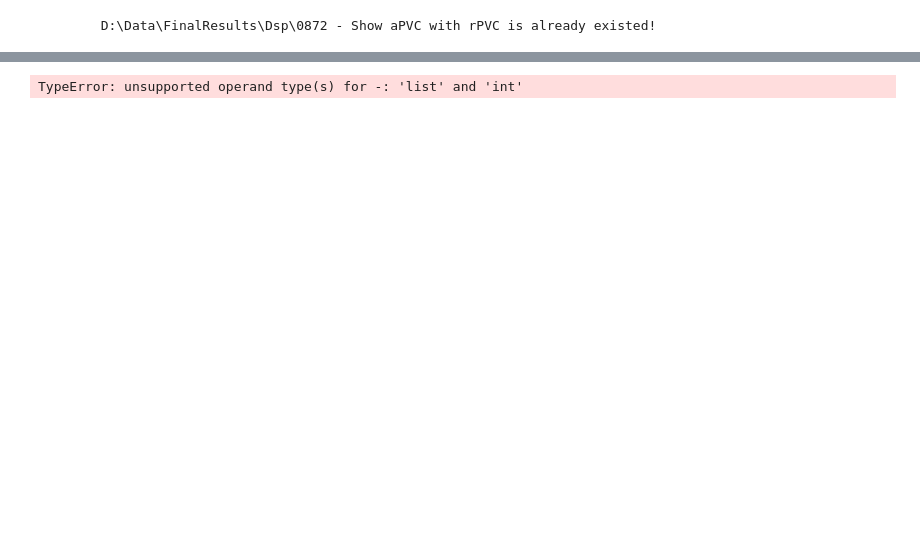
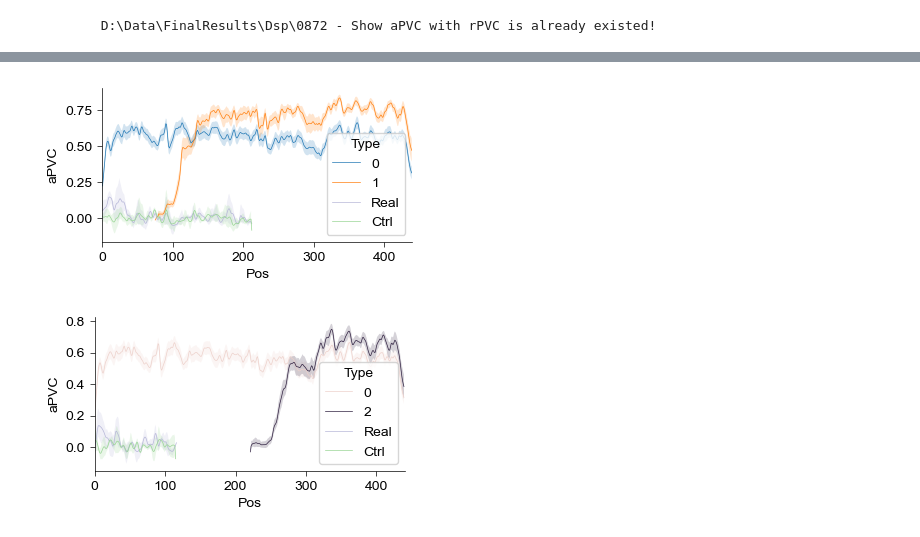
Before and after one commit to YAO-Shuyang/PlotFigures, a Jupyter notebook: NodeFigures/Fig0872 - Show aPVC with rPVC.ipynb, the cells around one changed output, grey strips where cells are left out. Cells and saved outputs as stored; diff of their text form; code cells hidden in the pictures; blank space fills up the shorter version.

```diff
--- a/NodeFigures/Fig0872 - Show aPVC with rPVC.ipynb
+++ b/NodeFigures/Fig0872 - Show aPVC with rPVC.ipynb
@@ -10,4 +62,42 @@ pass
 # %%
+def calc_apvc(trace):
+    trace = calc_rate_map_linear(trace)
+
+    apvc = np.zeros((8, 440))
+    nrange = [range(1, 5), range(6, 10)]
+    targ_nodes = [0, 5]
+    rrange = [[1, 2, 3, 0], [4, 5, 6, 0]]
+
+    idx = 0
+    for nr, j, rts in zip(nrange, targ_nodes, rrange):
+        for i, rt in zip(nr, rts):
+            for b in range(440):
+                apvc[idx, b] = np.corrcoef(
+                    trace[f'node {i}']['alinear_map_smooth'][:, b],
+                    trace[f'node {j}']['alinear_map_smooth'][:, b]
+                )[0, 1]
+            idx += 1
+    return apvc
+
+def calc_rpvc(trace):
+    trace = calc_rate_map_linear(trace)
+
+    rpvc = np.zeros((6, 440, 2))
+    nodes = [1, 2, 3, 6, 7, 8]
+    for i, rt in enumerate([1, 2, 3, 4, 5, 6]):
+        targ = 0 if rt in [1, 2, 3] else 5
+        for b in range(440):
+            rpvc[i-1, b, 0] = np.corrcoef(
+                trace[f'node {nodes[i]}']['rlinear_map_smooth'][:, b],
+                trace[f'node {targ}']['alinear_map_smooth'][:, b]
+            )[0, 1]
+            rpvc[i-1, b, 1] = np.corrcoef(
+                trace[f'node {nodes[i]}']['rlinear_map_smooth_r1'][:, b],
+                trace[f'node {targ}']['alinear_map_smooth'][:, b]
+            )[0, 1]
+    return rpvc
+
+
 if os.path.exists(os.path.join(figdata, f'{code_id} [aPVC].pkl')) == False:
     aPVC = {
         "Pos": [],
@@ -22,12 +112,14 @@ if os.path.exists(os.path.join(figdata, f'{code_id} [aPVC].pkl')) == False:
             with open(f2['Trace File'][file_idx[s]], 'rb') as handle:
                 trace = pickle.load(handle)
 
-            pos, apvc, rts = SegmentedCorrelationAcrossRoutes_DSP_Interface(trace, ['Position', 'aPVC', 'Routes'])
-            aPVC['Pos'].append(pos)
-            aPVC['aPVC'].append(apvc)
-            aPVC['Route'].append(rts)
-            aPVC['MiceID'].append(np.repeat(mouse, pos.shape[0]))
-            aPVC['Session'].append(np.repeat(s, pos.shape[0]))
+            apvc = calc_apvc(trace)
+            pos = np.tile(np.arange(440), (8, 1))
+            rts = np.tile(np.array([1, 2, 3, 0, 4, 5, 6, 0]), (440, 1)).T
+            aPVC['Pos'].append(pos.flatten())
+            aPVC['aPVC'].append(apvc.flatten())
+            aPVC['Route'].append(rts.flatten())
+            aPVC['MiceID'].append(np.repeat(mouse, pos.shape[0]*pos.shape[1]))
+            aPVC['Session'].append(np.repeat(s, pos.shape[0]*pos.shape[1]))
 
     for key in aPVC.keys():
         aPVC[key] = np.concatenate(aPVC[key])
@@ -42,7 +134,7 @@ else:
     with open(os.path.join(figdata, f'{code_id} [aPVC].pkl'), 'rb') as handle:
         aPVC = pickle.load(handle)
 
-if os.path.exists(os.path.join(figdata, f'{code_id}  [rPVC].pkl')) == False:
+if os.path.exists(os.path.join(figdata, f' {code_id} [rPVC].pkl')) == False:
     rPVC = {
         "Pos": [],
         "rPVC": [],
@@ -57,13 +149,17 @@ if os.path.exists(os.path.join(figdata, f'{code_id}  [rPVC].pkl')) == False:
             with open(f2['Trace File'][file_idx[s]], 'rb') as handle:
                 trace = pickle.load(handle)
 
-            pos, rpvc, rts, isctrl = SegmentedCorrelationAcrossRoutes_Egocentric_DSP_Interface(trace, ['Position', 'rPVC', 'Routes', 'Type'])
-            rPVC['Pos'].append(pos)
-            rPVC['rPVC'].append(rpvc)
-            rPVC['Route'].append(rts)
-            rPVC['MiceID'].append(np.repeat(mouse, pos.shape[0]))
-            rPVC['Type'].append(isctrl)
-            rPVC['Session'].append(np.repeat(s, pos.shape[0]))
+            rpvc = calc_rpvc(trace)
+            for dtype in range(2):
+                isctrl = 'Ctrl' if dtype == 1 else 'Real'
+                rts = np.tile(np.array([1, 2, 3, 4, 5, 6]), (440, 1)).T
+                pos = np.tile(np.arange(440), (6, 1))
+                rPVC['Pos'].append(pos.flatten())
+                rPVC['rPVC'].append(rpvc[:, :, dtype].flatten())
+                rPVC['Route'].append(rts.flatten())
+                rPVC['MiceID'].append(np.repeat(mouse, pos.shape[0]*pos.shape[1]))
+                rPVC['Type'].append(np.repeat(isctrl, pos.shape[0]*pos.shape[1]))
+                rPVC['Session'].append(np.repeat(s, pos.shape[0]*pos.shape[1]))
 
     for key in rPVC.keys():
         rPVC[key] = np.concatenate(rPVC[key])
@@ -89,10 +185,9 @@ real = sns.color_palette("Purples", 4)
 for rt in range(1, 7):
     pos_offset = set_pos_offset(rt)
     apvc_sub = SubDict(aPVC, aPVC.keys(), np.where((np.isin(aPVC['Route'], [0, rt])))[0])
-    apvc_sub['Pos'] -= pos_offset
     rPVC_sub = SubDict(rPVC, rPVC.keys(), np.where((rPVC['Route']==rt)&(rPVC['Session'] == 0))[0])
     if rt in [4, 5, 6]:
-        rPVC_sub['Pos'] -= rt+2
+        rPVC_sub['Pos']
         x_max = CP_DSPs[1][rt].shape[0]-0.5
         x_min = -rt-2-0.5
     else:
@@ -122,6 +217,6 @@ for rt in range(1, 7):
         linewidth=0.5,
         err_kws={"edgecolor": None}
     )
-    ax.set_xlim(x_min, 25)
+    ax.set_xlim(0, 440)
     plt.show()
 # %% [output]
@@ -129 +224,2 @@ for rt in range(1, 7):
-TypeError: unsupported operand type(s) for -: 'list' and 'int'
+[figure, added]
+[figure, added]
```
Also changed, not shown: parts of 3 cells of this notebook, 2 other files.
